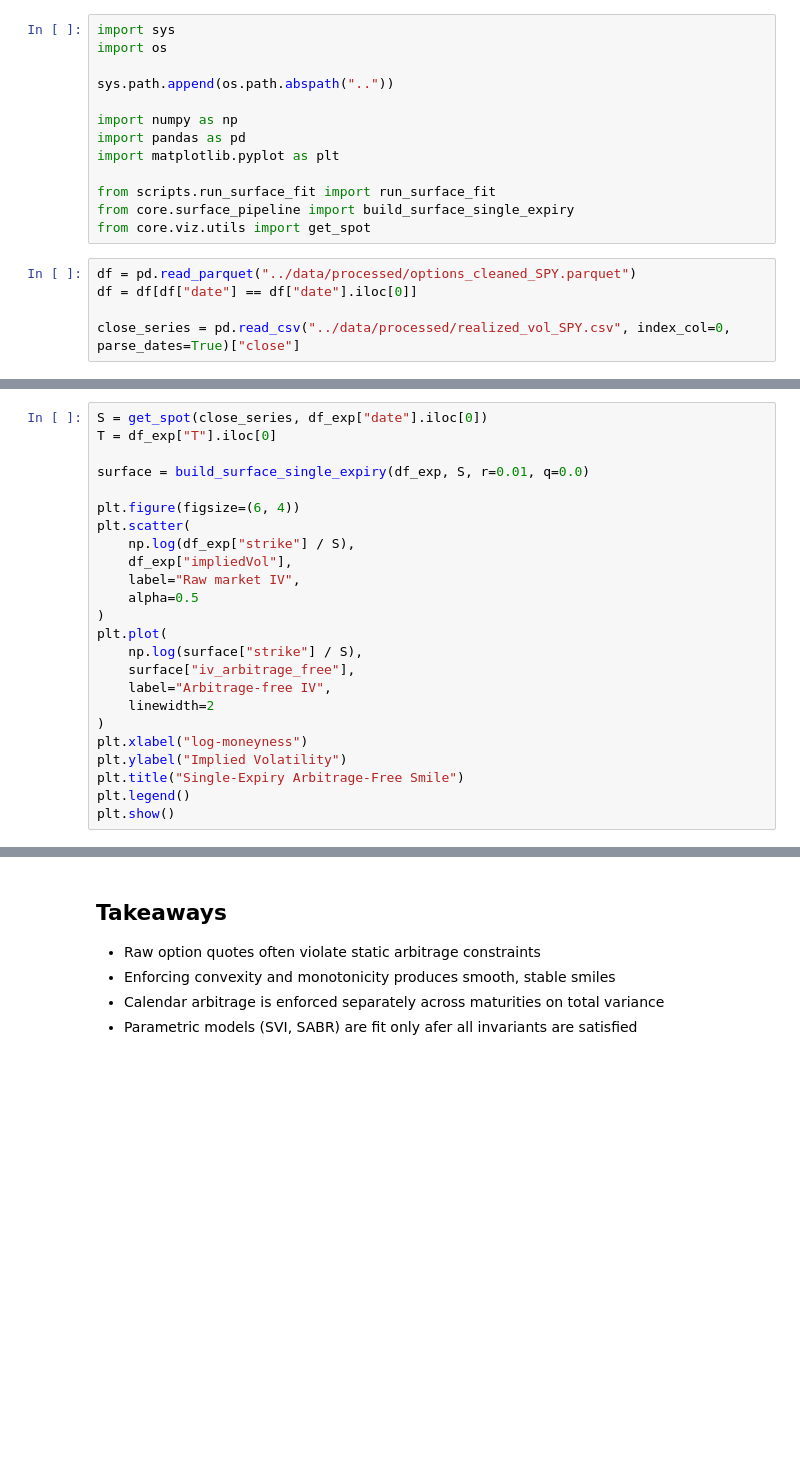
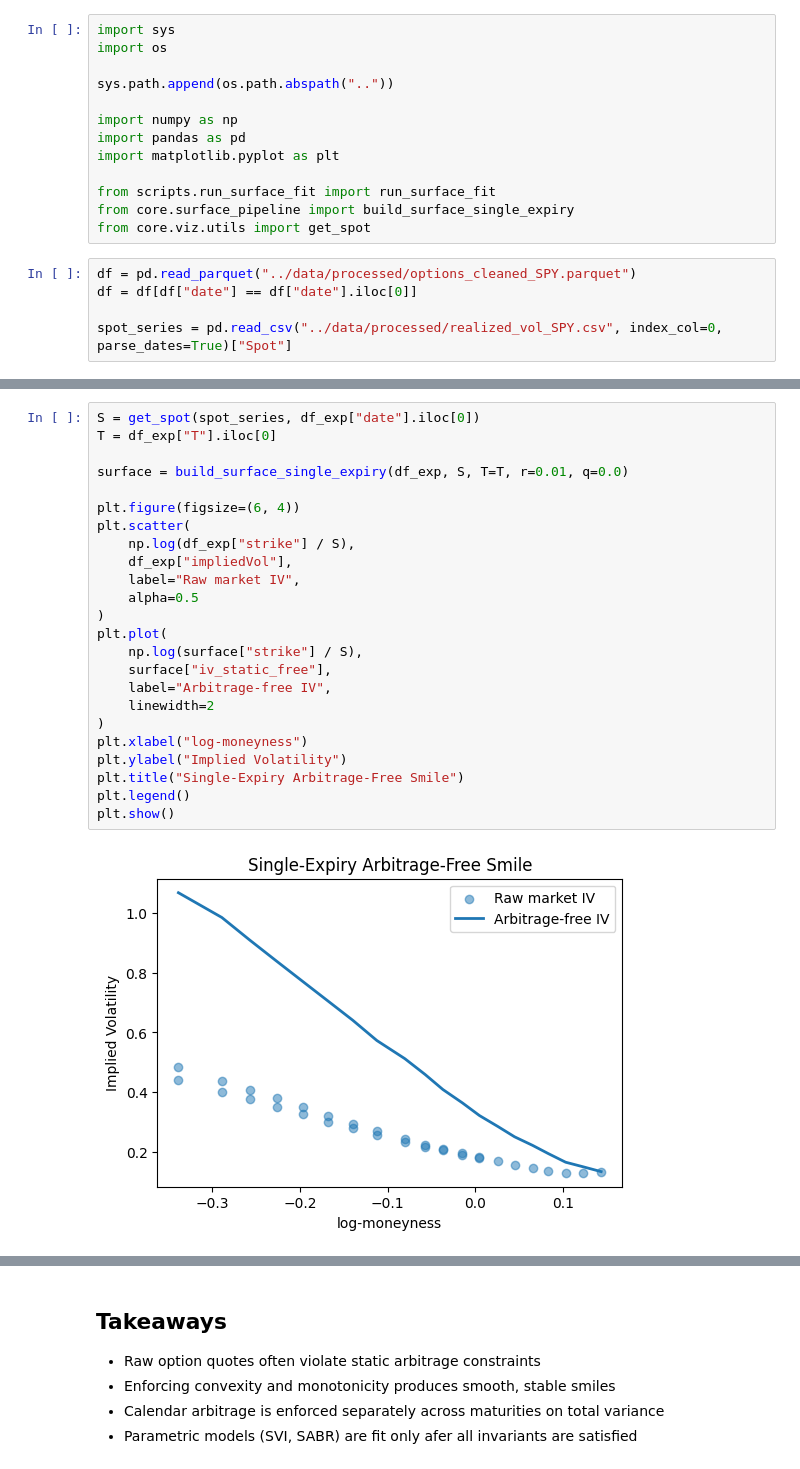
Before and after one commit to palashdeep/option_vol_fitting, a Jupyter notebook: research/demo_surface_construction.ipynb, the cells around one changed output, grey strips where cells are left out. Drawn from its saved outputs; the diff is of its cells as text; blank space fills up the shorter version.

```diff
--- a/research/demo_surface_construction.ipynb
+++ b/research/demo_surface_construction.ipynb
@@ -21,5 +21,5 @@ from core.viz.utils import get_spot
 df = pd.read_parquet("../data/processed/options_cleaned_SPY.parquet")
 df = df[df["date"] == df["date"].iloc[0]]
 
-close_series = pd.read_csv("../data/processed/realized_vol_SPY.csv", index_col=0, parse_dates=True)["close"]
+spot_series = pd.read_csv("../data/processed/realized_vol_SPY.csv", index_col=0, parse_dates=True)["Spot"]
 # %%
@@ -40,24 +43,26 @@ plt.show()
-# %%
-S = get_spot(close_series, df_exp["date"].iloc[0])
-T = df_exp["T"].iloc[0]
-
-surface = build_surface_single_expiry(df_exp, S, r=0.01, q=0.0)
-
-plt.figure(figsize=(6, 4))
-plt.scatter(
-    np.log(df_exp["strike"] / S),
-    df_exp["impliedVol"],
-    label="Raw market IV",
-    alpha=0.5
-)
-plt.plot(
-    np.log(surface["strike"] / S),
-    surface["iv_arbitrage_free"],
-    label="Arbitrage-free IV",
-    linewidth=2
-)
-plt.xlabel("log-moneyness")
-plt.ylabel("Implied Volatility")
-plt.title("Single-Expiry Arbitrage-Free Smile")
-plt.legend()
-plt.show()
+# %%
+S = get_spot(spot_series, df_exp["date"].iloc[0])
+T = df_exp["T"].iloc[0]
+
+surface = build_surface_single_expiry(df_exp, S, T=T, r=0.01, q=0.0)
+
+plt.figure(figsize=(6, 4))
+plt.scatter(
+    np.log(df_exp["strike"] / S),
+    df_exp["impliedVol"],
+    label="Raw market IV",
+    alpha=0.5
+)
+plt.plot(
+    np.log(surface["strike"] / S),
+    surface["iv_static_free"],
+    label="Arbitrage-free IV",
+    linewidth=2
+)
+plt.xlabel("log-moneyness")
+plt.ylabel("Implied Volatility")
+plt.title("Single-Expiry Arbitrage-Free Smile")
+plt.legend()
+plt.show()
+# %% [output]
+[figure, added]
```
Also changed, not shown: parts of 3 cells of this notebook, 9 other files.
